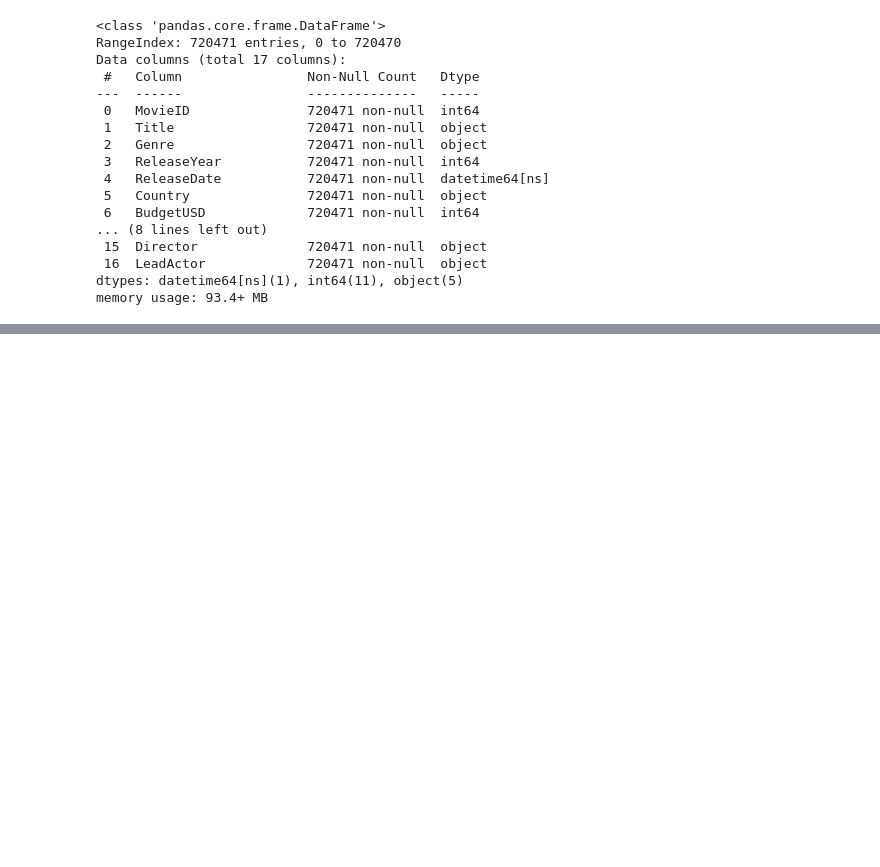
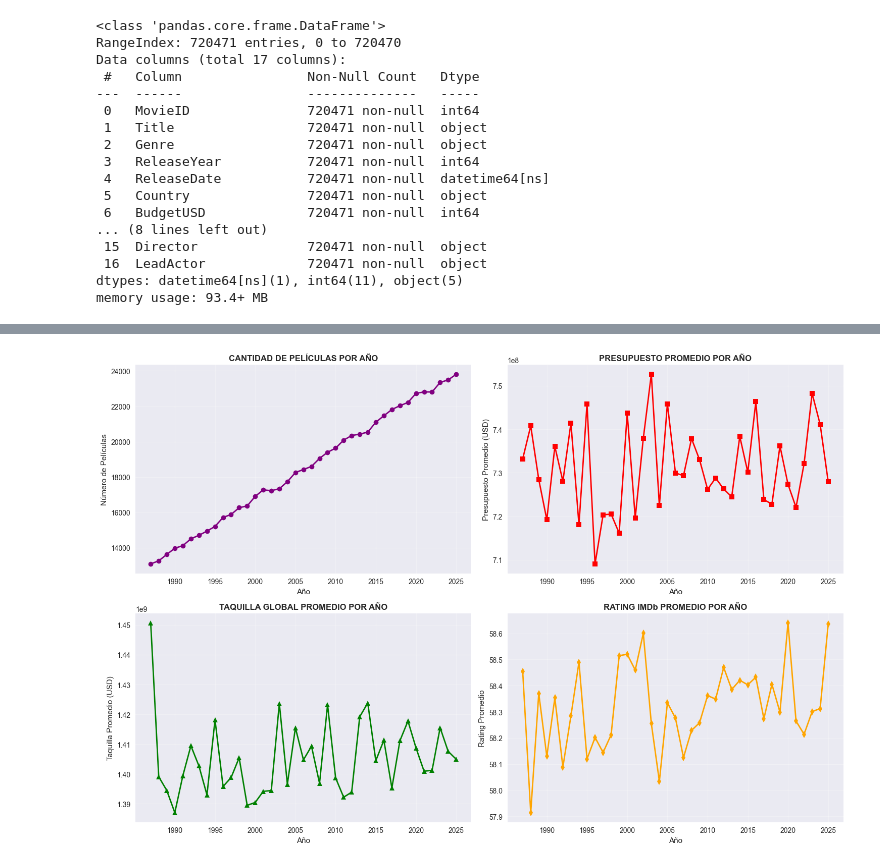
Before and after one commit to JuanCaTorres221/LaboratorioIA2, a Jupyter notebook: EDA/EDA.ipynb, the cells around one changed output, grey strips where cells are left out. Saved outputs shown, nothing was run; the diff lists cells and outputs as text; code cells hidden in the pictures; blank space fills up the shorter version.

```diff
--- a/EDA/EDA.ipynb
+++ b/EDA/EDA.ipynb
@@ -640,0 +245,47 @@ if 'ReleaseYear' in df_final_corregido.columns:
+# %%
+if 'ReleaseYear' in df.columns:
+    plt.figure(figsize=(15, 10))
+
+    # Películas por año
+    plt.subplot(2, 2, 1)
+    movies_per_year = df['ReleaseYear'].value_counts().sort_index()
+    movies_per_year.plot(kind='line', marker='o', color='purple', linewidth=2)
+    plt.title('CANTIDAD DE PELÍCULAS POR AÑO', fontweight='bold')
+    plt.xlabel('Año')
+    plt.ylabel('Número de Películas')
+    plt.grid(True, alpha=0.3)
+
+    # Presupuesto promedio por año
+    plt.subplot(2, 2, 2)
+    if 'BudgetUSD' in df.columns:
+        budget_by_year = df.groupby('ReleaseYear')['BudgetUSD'].mean()
+        budget_by_year.plot(kind='line', marker='s', color='red', linewidth=2)
+        plt.title('PRESUPUESTO PROMEDIO POR AÑO', fontweight='bold')
+        plt.xlabel('Año')
+        plt.ylabel('Presupuesto Promedio (USD)')
+        plt.grid(True, alpha=0.3)
+
+    # Taquilla promedio por año
+    plt.subplot(2, 2, 3)
+    if 'Global_BoxOfficeUSD' in df.columns:
+        revenue_by_year = df.groupby('ReleaseYear')['Global_BoxOfficeUSD'].mean()
+        revenue_by_year.plot(kind='line', marker='^', color='green', linewidth=2)
+        plt.title('TAQUILLA GLOBAL PROMEDIO POR AÑO', fontweight='bold')
+        plt.xlabel('Año')
+        plt.ylabel('Taquilla Promedio (USD)')
+        plt.grid(True, alpha=0.3)
+
+    # Rating promedio por año
+    plt.subplot(2, 2, 4)
+    if 'IMDbRating' in df.columns:
+        rating_by_year = df.groupby('ReleaseYear')['IMDbRating'].mean()
+        rating_by_year.plot(kind='line', marker='d', color='orange', linewidth=2)
+        plt.title('RATING IMDb PROMEDIO POR AÑO', fontweight='bold')
+        plt.xlabel('Año')
+        plt.ylabel('Rating Promedio')
+        plt.grid(True, alpha=0.3)
+
+    plt.tight_layout()
+    plt.show()
+# %% [output]
+[figure, added]
```
Also changed, not shown: parts of 32 cells of this notebook.
